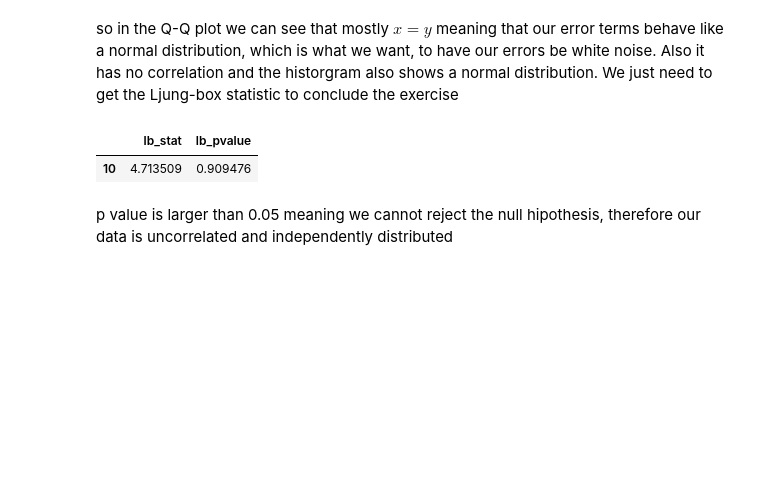
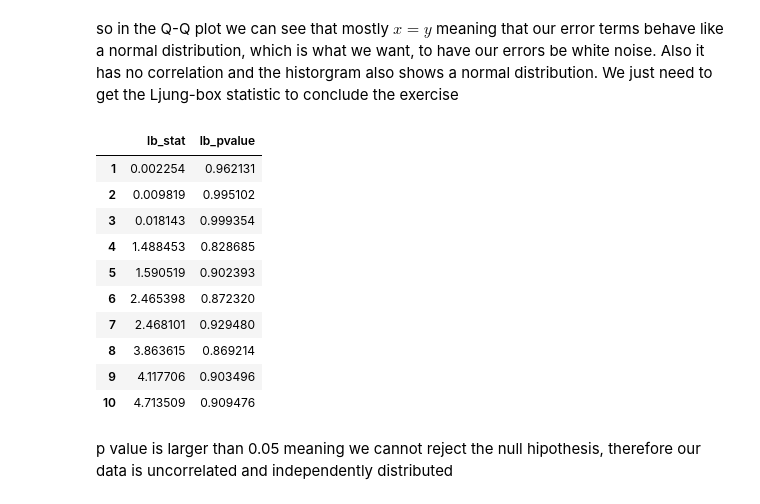
Before and after one commit to bsantanad/time-series, a Jupyter notebook: ch6_arma/autoregressive_moving_average.ipynb, the cells around one changed output. Saved outputs shown, nothing was run; the diff lists cells and outputs as text; code cells hidden in the pictures; blank space fills up the shorter version.

Commit message:
ch6: fixed ljung-box test
I was just printing one lag instead of a list of them

Signed-off-by: bsantanad <0211518@up.edu.mx>

```diff
--- a/ch6_arma/autoregressive_moving_average.ipynb
+++ b/ch6_arma/autoregressive_moving_average.ipynb
@@ -308,9 +308,18 @@ model.plot_diagnostics(figsize=(10, 8));
 # %% [markdown]
 so in the Q-Q plot we can see that mostly $x = y$ meaning that our error terms behave like a normal distribution, which is what we want, to have our errors be white noise. Also it has no correlation and the historgram also shows a normal distribution. We just need to get the Ljung-box statistic to conclude the exercise
 # %%
-sm.stats.acorr_ljungbox(residuals, lags = [10])
+sm.stats.acorr_ljungbox(residuals, lags = range(1, 11))
 # %% [output]
 |  | lb_stat | lb_pvalue |
+| 1 | 0.002254 | 0.962131 |
+| 2 | 0.009819 | 0.995102 |
+| 3 | 0.018143 | 0.999354 |
+| 4 | 1.488453 | 0.828685 |
+| 5 | 1.590519 | 0.902393 |
+| 6 | 2.465398 | 0.872320 |
+| 7 | 2.468101 | 0.929480 |
+| 8 | 3.863615 | 0.869214 |
+| 9 | 4.117706 | 0.903496 |
 | 10 | 4.713509 | 0.909476 |
 # %% [markdown]
 p value is larger than 0.05 meaning we cannot reject the null hipothesis, therefore our data is uncorrelated and independently distributed
```
Also changed, not shown: parts of 4 cells of this notebook.
